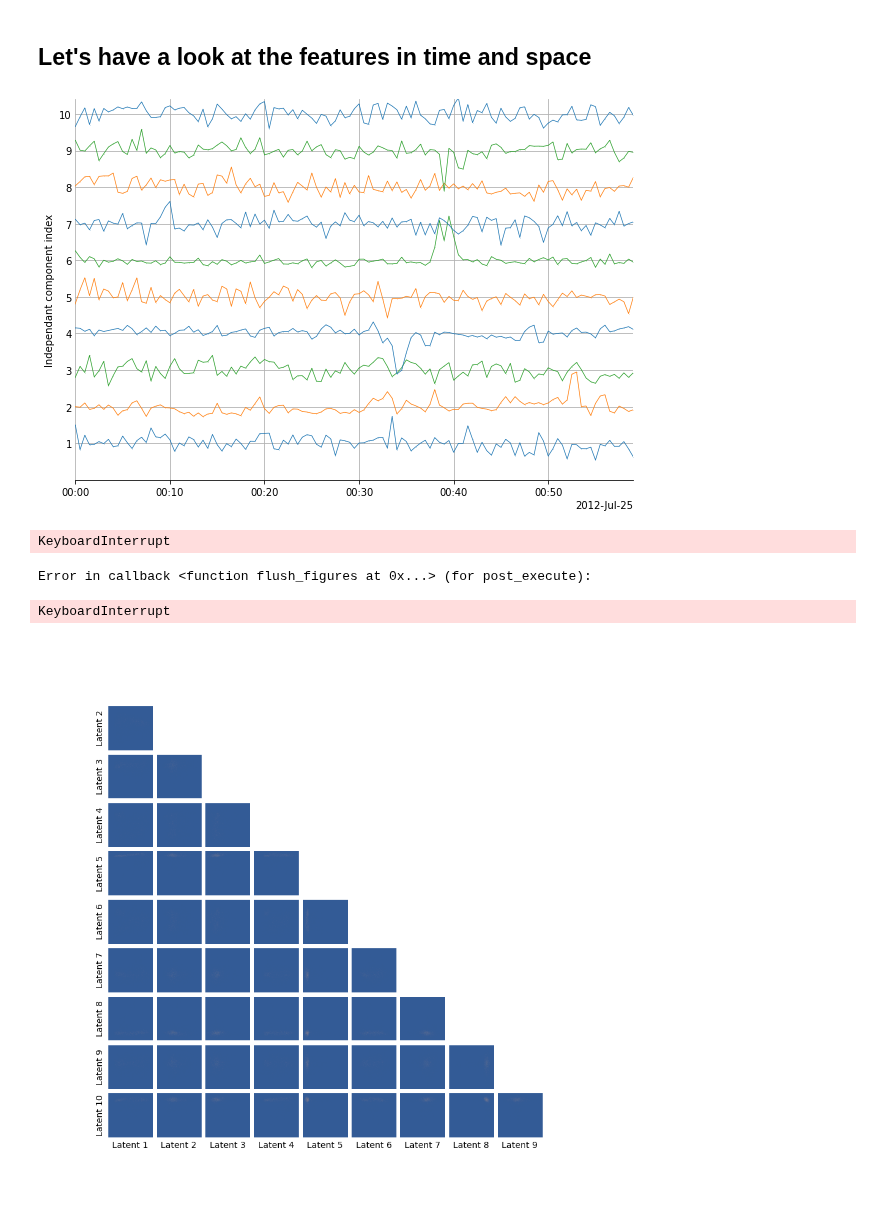
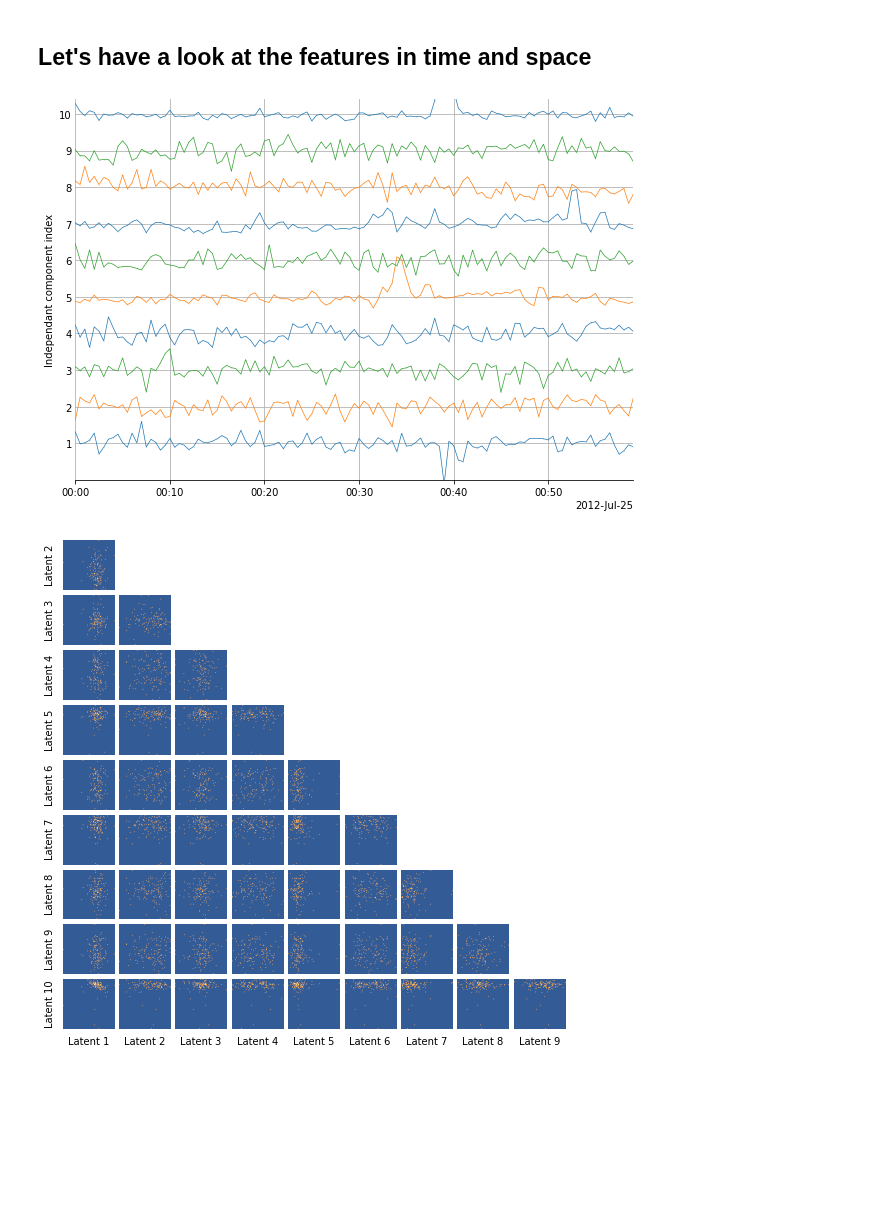
Before and after one commit to scatseisnet/scatseisnet, a Jupyter notebook: notebooks/ICA.ipynb, the cells around one changed output. Saved outputs shown, nothing was run; the diff lists cells and outputs as text; code cells hidden in the pictures; blank space fills up the shorter version.

Commit message:
fixed plot issue in ICA notebook

```diff
--- a/notebooks/ICA.ipynb
+++ b/notebooks/ICA.ipynb
@@ -84,10 +88,6 @@ FACTOR=0.4
 MEDFILT_KERNEL=1
 
 # Show in time
-
-# Preprocess
-features = features.T
-features = demad(features)
 n_features, n_bins = features.shape
 
 # Figure
@@ -122,16 +122,13 @@ ax.tick_params(axis="y", length=0)
 
 plt.show()
 # %% [output]
-[figure, old version]
+[figure, new version]
 # %%
 CMAP=nmmn.plots.wolframcmap()
-NBINS=800
+nbins=80
 
 # Show in latent space
 
-# Preprocess
-features = features.T
-features = demad(features)
 n_features = features.shape[0] - 1
 
 # Figure
@@ -158,7 +155,7 @@ for i in range(n_features):
 
         y = features[j + 1]
         y_min, y_max = y.min(), y.max()
-        y_bins = np.linspace(y_min, y_max, NBINS)
+        y_bins = np.linspace(y_min, y_max, nbins)
 
         # Lower triangular
         if j >= i:
@@ -167,35 +164,31 @@ for i in range(n_features):
             counts, _, _ = np.histogram2d(x, y, (x_bins, y_bins))
             counts = counts.T
             counts[counts == 0] = 1e-4
             counts = np.log(counts)
             extent = [x_min, x_max, y_min, y_max]
             ax[j, i].imshow(
                 counts, cmap=CMAP, extent=extent, aspect="auto"
             )
             ax[j, i].grid()
             ax[j, i].set_xticks([])
             ax[j, i].set_yticks([])
             ax[j, i].set_ylim(y_min, y_max)
             ax[j, i].set_xlim(x_min, x_max)
 
             # Style
             for side in ax[j, i].spines:
                 ax[j, i].spines[side].set_visible(False)
 
         # Upper triangular
         else:
             ax[j, i].set_axis_off()
 
         # Labels
         if j == n_features - 1:
             ax[j, i].set_xlabel(f"Latent {i + 1}")
         if i == 0:
             ax[j, i].set_ylabel(f"Latent {j + 2}")
 
 plt.show()
 # %% [output]
-KeyboardInterrupt
-Error in callback <function flush_figures at 0x...> (for post_execute):
-KeyboardInterrupt
+[figure, added]
-# %% [markdown]
-![features_10_no-norm_space-2.png](attachment:features_10_no-norm_space-2.png)
```
Also changed, not shown: parts of 1 cell of this notebook.
